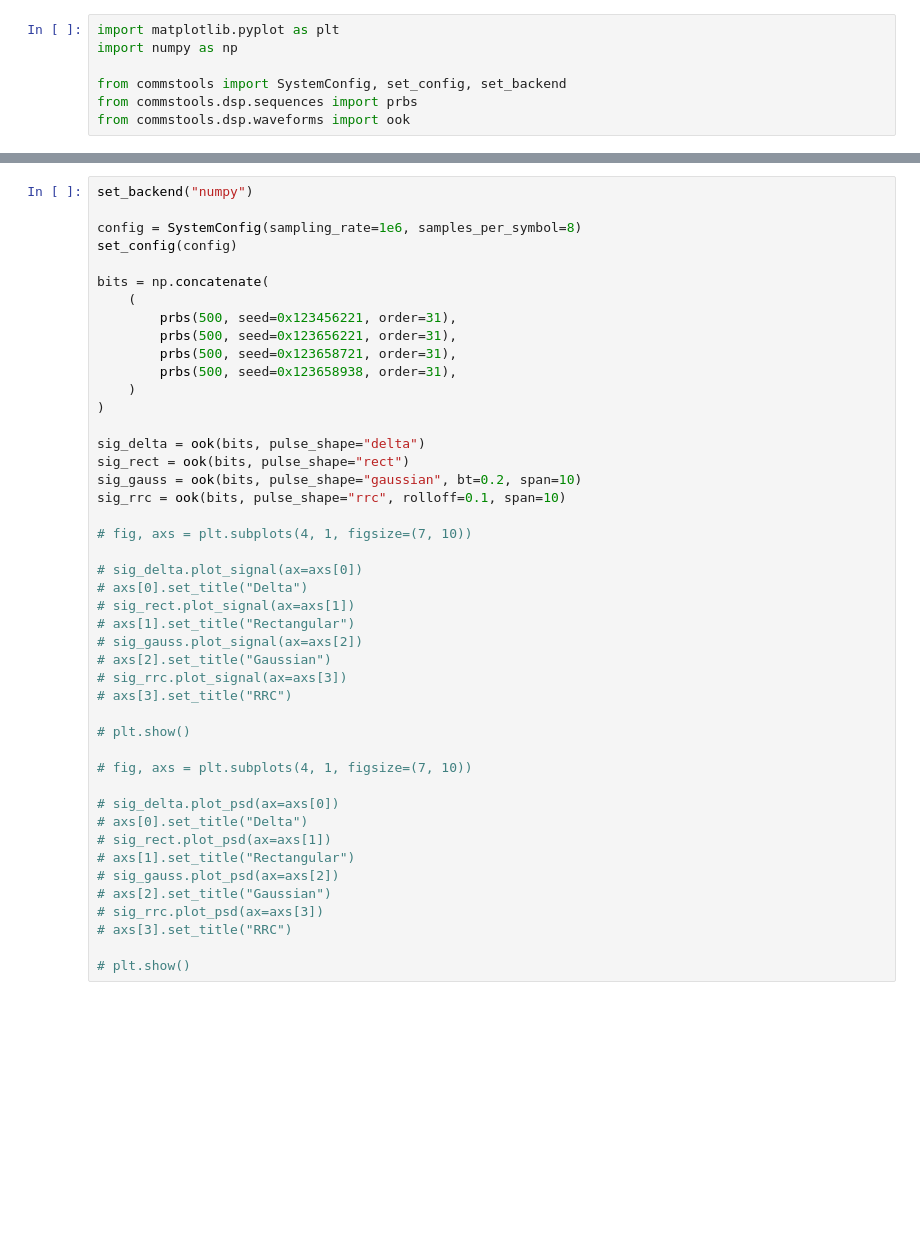
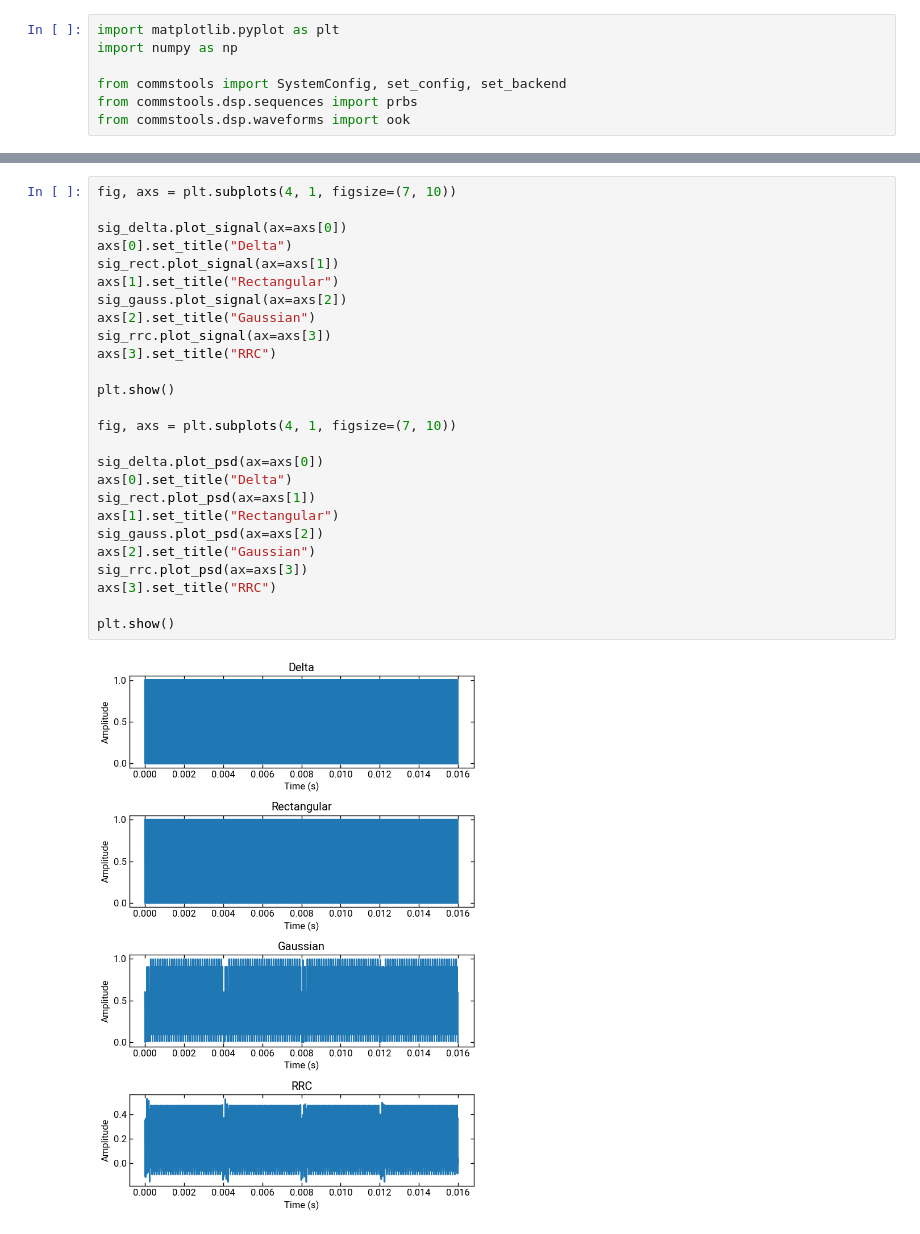
Before and after one commit to lokgar/commstools, a Jupyter notebook: examples/00-basics.ipynb, the cells around one changed output, grey strips where cells are left out. Drawn from its saved outputs; the diff is of its cells as text; blank space fills up the shorter version.

```diff
--- a/examples/00-basics.ipynb
+++ b/examples/00-basics.ipynb
@@ -8,45 +27,28 @@ from commstools.dsp.waveforms import ook
 # %%
-set_backend("numpy")
+fig, axs = plt.subplots(4, 1, figsize=(7, 10))
 
-config = SystemConfig(sampling_rate=1e6, samples_per_symbol=8)
-set_config(config)
+sig_delta.plot_signal(ax=axs[0])
+axs[0].set_title("Delta")
+sig_rect.plot_signal(ax=axs[1])
+axs[1].set_title("Rectangular")
+sig_gauss.plot_signal(ax=axs[2])
+axs[2].set_title("Gaussian")
+sig_rrc.plot_signal(ax=axs[3])
+axs[3].set_title("RRC")
 
-bits = np.concatenate(
-    (
-        prbs(500, seed=0x123456221, order=31),
-        prbs(500, seed=0x123656221, order=31),
-        prbs(500, seed=0x123658721, order=31),
-        prbs(500, seed=0x123658938, order=31),
-    )
-)
+plt.show()
 
-sig_delta = ook(bits, pulse_shape="delta")
-sig_rect = ook(bits, pulse_shape="rect")
-sig_gauss = ook(bits, pulse_shape="gaussian", bt=0.2, span=10)
-sig_rrc = ook(bits, pulse_shape="rrc", rolloff=0.1, span=10)
+fig, axs = plt.subplots(4, 1, figsize=(7, 10))
 
-# fig, axs = plt.subplots(4, 1, figsize=(7, 10))
+sig_delta.plot_psd(ax=axs[0])
+axs[0].set_title("Delta")
+sig_rect.plot_psd(ax=axs[1])
+axs[1].set_title("Rectangular")
+sig_gauss.plot_psd(ax=axs[2])
+axs[2].set_title("Gaussian")
+sig_rrc.plot_psd(ax=axs[3])
+axs[3].set_title("RRC")
 
-# sig_delta.plot_signal(ax=axs[0])
-# axs[0].set_title("Delta")
-# sig_rect.plot_signal(ax=axs[1])
-# axs[1].set_title("Rectangular")
-# sig_gauss.plot_signal(ax=axs[2])
-# axs[2].set_title("Gaussian")
-# sig_rrc.plot_signal(ax=axs[3])
-# axs[3].set_title("RRC")
-
-# plt.show()
-
-# fig, axs = plt.subplots(4, 1, figsize=(7, 10))
-
-# sig_delta.plot_psd(ax=axs[0])
-# axs[0].set_title("Delta")
-# sig_rect.plot_psd(ax=axs[1])
-# axs[1].set_title("Rectangular")
-# sig_gauss.plot_psd(ax=axs[2])
-# axs[2].set_title("Gaussian")
-# sig_rrc.plot_psd(ax=axs[3])
-# axs[3].set_title("RRC")
-
-# plt.show()
+plt.show()
+# %% [output]
+[figure, added]
```
Also changed, not shown: parts of 7 cells of this notebook, 1 other file.
